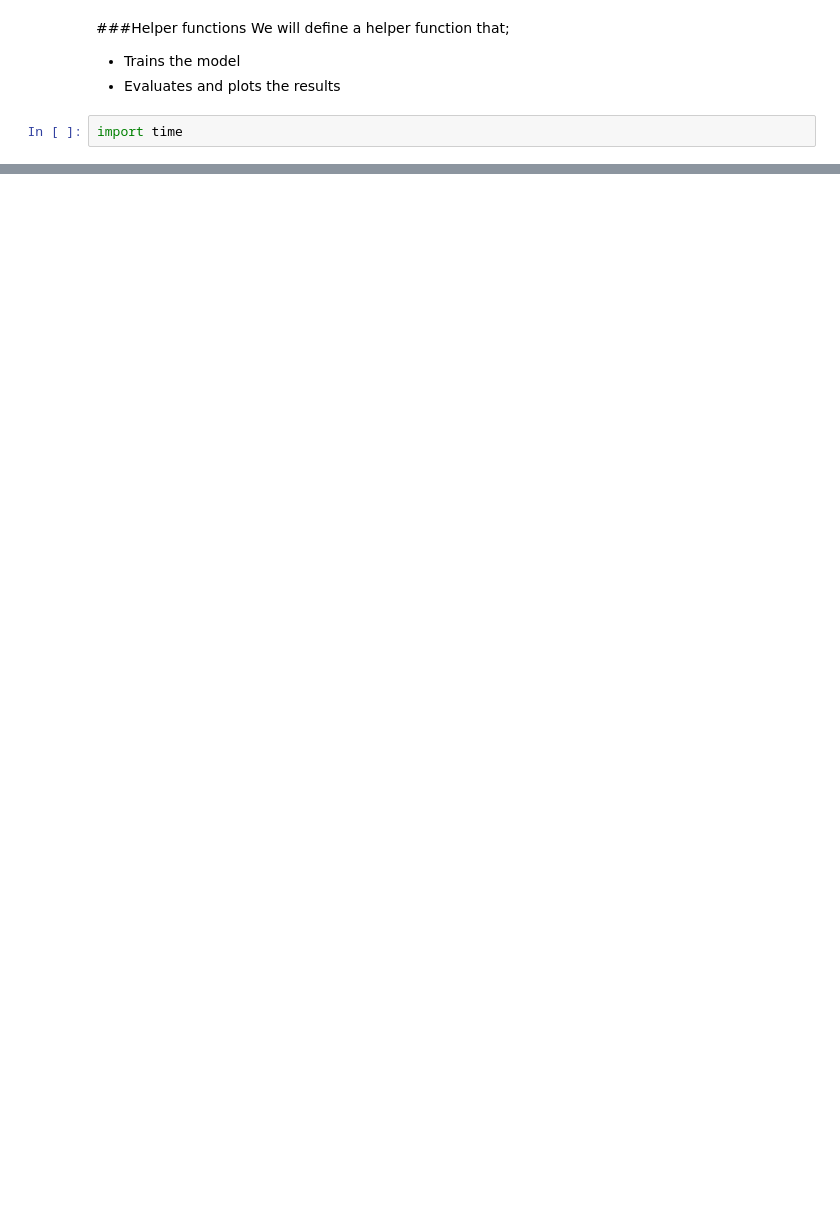
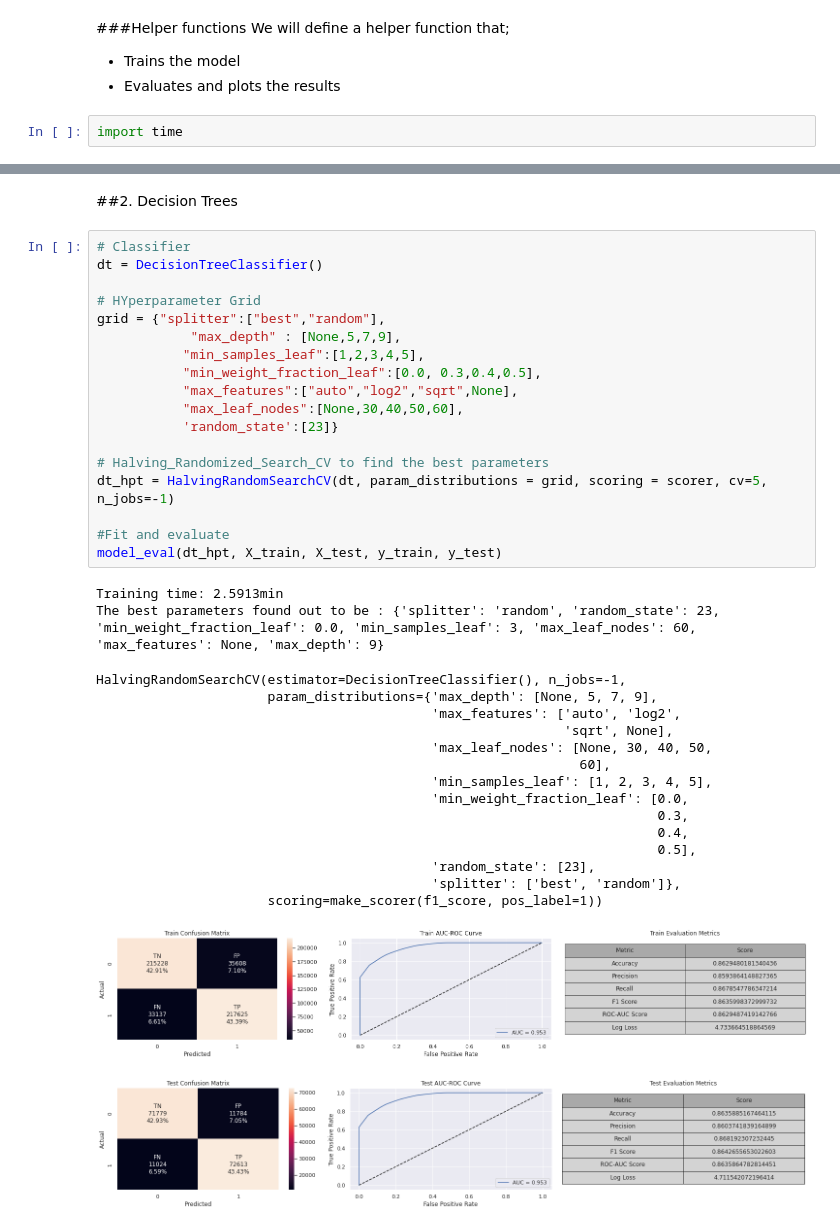
Before and after one commit to shadabsgit/ML-Classification-Capstone-Project, a Jupyter notebook: HEALTH_INSURANCE_CROSS_SELL_PREDICTION.ipynb, the cells around one changed output, grey strips where cells are left out. Drawn from its saved outputs; the diff is of its cells as text; blank space fills up the shorter version.

```diff
--- a/HEALTH_INSURANCE_CROSS_SELL_PREDICTION.ipynb
+++ b/HEALTH_INSURANCE_CROSS_SELL_PREDICTION.ipynb
@@ -604,0 +748,39 @@ def model_eval(model, X_train, X_test, y_train, y_test):
+# %% [markdown]
+##2. Decision Trees
+# %%
+# Classifier
+dt = DecisionTreeClassifier()
+
+# HYperparameter Grid
+grid = {"splitter":["best","random"],
+            "max_depth" : [None,5,7,9],
+           "min_samples_leaf":[1,2,3,4,5],
+           "min_weight_fraction_leaf":[0.0, 0.3,0.4,0.5],
+           "max_features":["auto","log2","sqrt",None],
+           "max_leaf_nodes":[None,30,40,50,60],
+           'random_state':[23]}
+
+# Halving_Randomized_Search_CV to find the best parameters
+dt_hpt = HalvingRandomSearchCV(dt, param_distributions = grid, scoring = scorer, cv=5, n_jobs=-1)
+
+#Fit and evaluate
+model_eval(dt_hpt, X_train, X_test, y_train, y_test)
+# %% [output]
+Training time: 2.5913min
+The best parameters found out to be : {'splitter': 'random', 'random_state': 23, 'min_weight_fraction_leaf': 0.0, 'min_samples_leaf': 3, 'max_leaf_nodes': 60, 'max_features': None, 'max_depth': 9}
+HalvingRandomSearchCV(estimator=DecisionTreeClassifier(), n_jobs=-1,
+                      param_distributions={'max_depth': [None, 5, 7, 9],
+                                           'max_features': ['auto', 'log2',
+                                                            'sqrt', None],
+                                           'max_leaf_nodes': [None, 30, 40, 50,
+                                                              60],
+                                           'min_samples_leaf': [1, 2, 3, 4, 5],
+                                           'min_weight_fraction_leaf': [0.0,
+                                                                        0.3,
+                                                                        0.4,
+                                                                        0.5],
+                                           'random_state': [23],
+                                           'splitter': ['best', 'random']},
+                      scoring=make_scorer(f1_score, pos_label=1))
+[figure, added]
+[figure, added]
```
Also changed, not shown: parts of 23 cells of this notebook.
